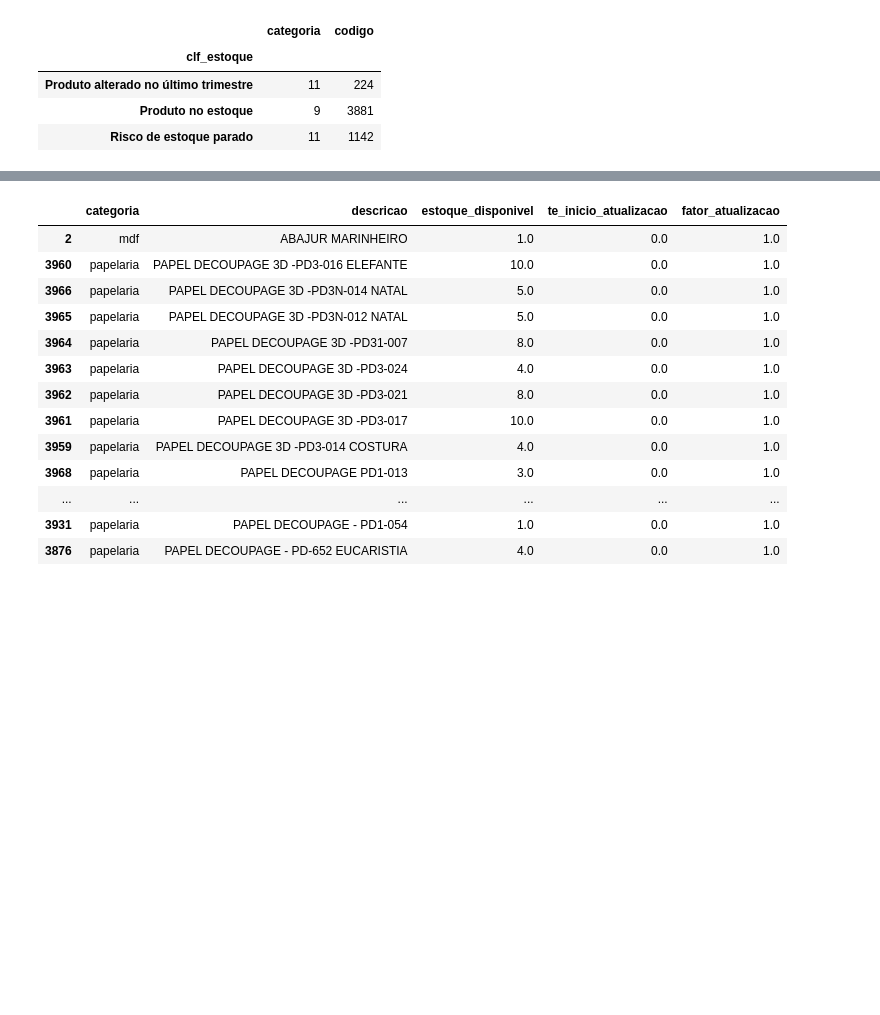
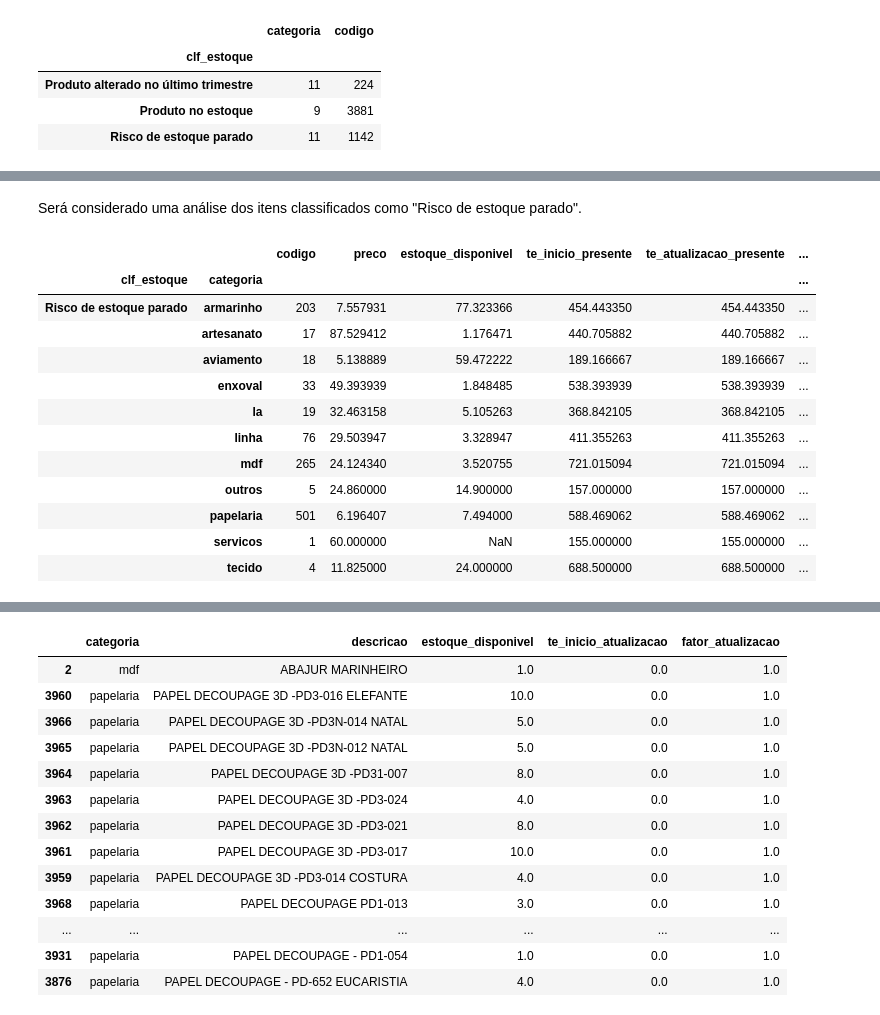
Before and after one commit to donbigode/Timeseries-prediction-model, a Jupyter notebook: Analysis/EDA.ipynb, the cells around one changed output, grey strips where cells are left out. Cells and saved outputs as stored; diff of their text form; code cells hidden in the pictures; blank space fills up the shorter version.

```diff
--- a/Analysis/EDA.ipynb
+++ b/Analysis/EDA.ipynb
@@ -807,0 +837,20 @@ plt.show()
+# %% [markdown]
+Será considerado uma análise dos itens classificados como "Risco de estoque parado".
+# %%
+agrupamento_risco = tempo_em_estoque[tempo_em_estoque['clf_estoque'] == 'Risco de estoque parado'].groupby(['clf_estoque','categoria']).agg({'codigo': 'count','preco': 'mean','estoque_disponivel': 'mean','te_inicio_presente': 'mean','te_atualizacao_presente': 'mean','te_inicio_atualizacao': 'mean','fator_atualizacao': 'mean','valor_estoque_presente': 'mean','depreciacao': 'mean','valor_estoque_depreciado': ''})
+for index, row in agrupamento_risco.iterrows():
+    agrupamento_risco = agrupamento_risco.drop(index)
+# %% [output]
+|  |  | codigo | preco | estoque_disponivel | te_inicio_presente | te_atualizacao_presente | ... |
+| clf_estoque | categoria |  |  |  |  |  | ... |
+| Risco de estoque parado | armarinho | 203 | 7.557931 | 77.323366 | 454.443350 | 454.443350 | ... |
+|  | artesanato | 17 | 87.529412 | 1.176471 | 440.705882 | 440.705882 | ... |
+|  | aviamento | 18 | 5.138889 | 59.472222 | 189.166667 | 189.166667 | ... |
+|  | enxoval | 33 | 49.393939 | 1.848485 | 538.393939 | 538.393939 | ... |
+|  | la | 19 | 32.463158 | 5.105263 | 368.842105 | 368.842105 | ... |
+|  | linha | 76 | 29.503947 | 3.328947 | 411.355263 | 411.355263 | ... |
+|  | mdf | 265 | 24.124340 | 3.520755 | 721.015094 | 721.015094 | ... |
+|  | outros | 5 | 24.860000 | 14.900000 | 157.000000 | 157.000000 | ... |
+|  | papelaria | 501 | 6.196407 | 7.494000 | 588.469062 | 588.469062 | ... |
+|  | servicos | 1 | 60.000000 | NaN | 155.000000 | 155.000000 | ... |
+|  | tecido | 4 | 11.825000 | 24.000000 | 688.500000 | 688.500000 | ... |
```
Also changed, not shown: parts of 7 cells of this notebook.
